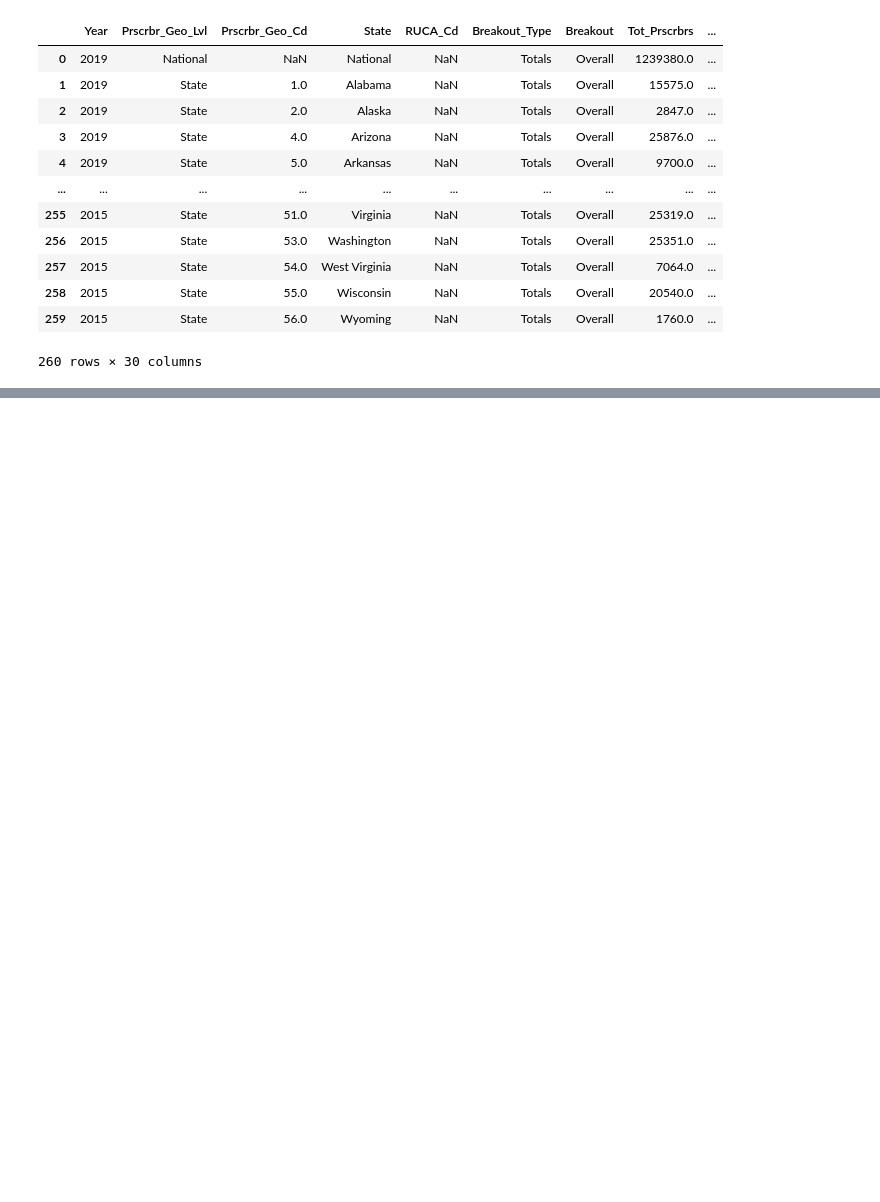
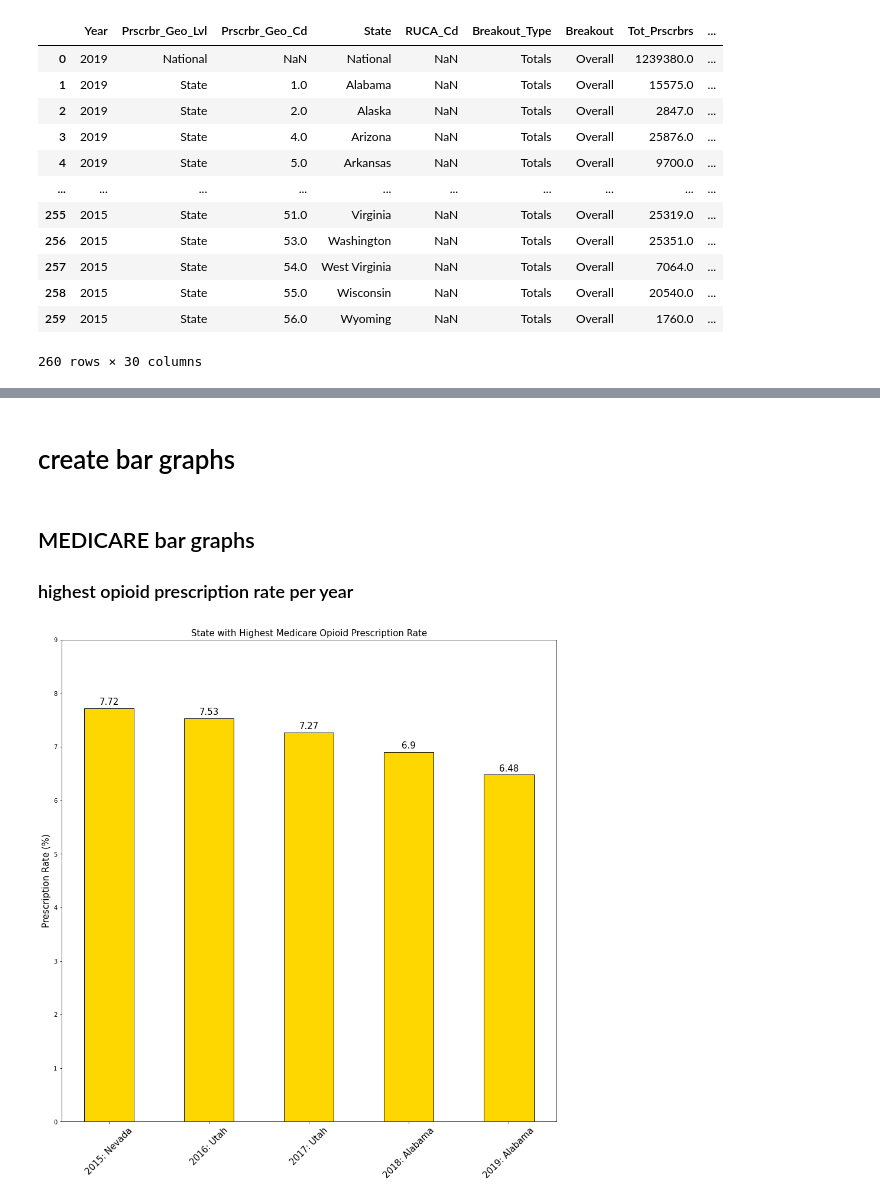
Before and after one commit to helent88/Project_1, a Jupyter notebook: OpiodDeath_Pers.ipynb, the cells around one changed output, grey strips where cells are left out. Drawn from its saved outputs; the diff is of its cells as text; code cells hidden in the pictures; blank space fills up the shorter version.

Commit message:
Completed Medicare+Medicade prescription rate comparisons with graphs saved to PNGs, plus a rate of change comparison for Care+Caid in Colorado and Virginia

```diff
--- a/OpiodDeath_Pers.ipynb
+++ b/OpiodDeath_Pers.ipynb
@@ -203,7 +189,7 @@ cdc_numofopioiddeathsaggregated
 # %%
 # Merging Medicaid & Medicare data with an Outer Join
-insurance = pd.merge(care_clean, caid_clean, how = "outer", on = ["Year", "State"])
-insurance
+carecaid = pd.merge(care_clean, caid_clean, how = "outer", on = ["Year", "State"])
+carecaid
 # %% [output]
 |  | Year | Prscrbr_Geo_Lvl | Prscrbr_Geo_Cd | State | RUCA_Cd | Breakout_Type | Breakout | Tot_Prscrbrs | ... |
 | 0 | 2019 | National | NaN | National | NaN | Totals | Overall | 1239380.0 | ... |
@@ -226,0 +251,13 @@ KeyError: 'State'
+# %%
+#create list of years
+years = [2015, 2016, 2017, 2018, 2019]
+
+#create list for medicare and medicaid prescription rate max and min
+care_prvmax = []
+caid_prvmax = []
+care_prvmin = []
+caid_prvmin = []
+
+#shorten opioid prescribing rate column call
+carerate = carecaid_clean["Opioid Prescribing Rate: Medicare"]
+caidrate = carecaid_clean["Opioid Prescribing Rate: Medicaid"]
@@ -226,0 +373,41 @@ KeyError: 'State'
+# %% [markdown]
+# create bar graphs
+# %% [markdown]
+## MEDICARE bar graphs
+### highest opioid prescription rate per year
+# %%
+# set axis values
+yrst = care_toppr2["Year: State"]
+pr = care_toppr2["Opioid Prescribing Rate: Medicare"]
+
+#set x-tick location
+x = np.arange(len(yrst))
+width = 0.5
+
+fig, ax = plt.subplots(figsize = (15,15))
+
+ax.set_ylabel("Prescription Rate (%)", size=15)
+ax.set_title("State with Highest Medicare Opioid Prescription Rate", size=15)
+ax.set_xticks(x)
+ax.set_xticklabels(yrst, size=15)
+plt.xticks(rotation='45')
+plt.ylim(0, 9)
+
+#create the bar plot for medicare HOPR
+hopr_care = ax.bar(x, pr, width, label="pr", facecolor="gold", edgecolor="black")
+
+#add data labels at end of bars
+for p in hopr_care:
+    height = p.get_height()
+    ax.annotate('{}'.format(height),
+        xy=(p.get_x() + p.get_width() / 2, height),
+        xytext=(0, 3),
+        textcoords="offset points",
+        ha='center', va='bottom',
+        size=15)
+
+#save graph as png
+plt.savefig("Graphs/Highest_PR_Medicare.png")
+plt.show()
+# %% [output]
+[figure, added]
```
Also changed, not shown: parts of 30 cells of this notebook, 8 other files.
